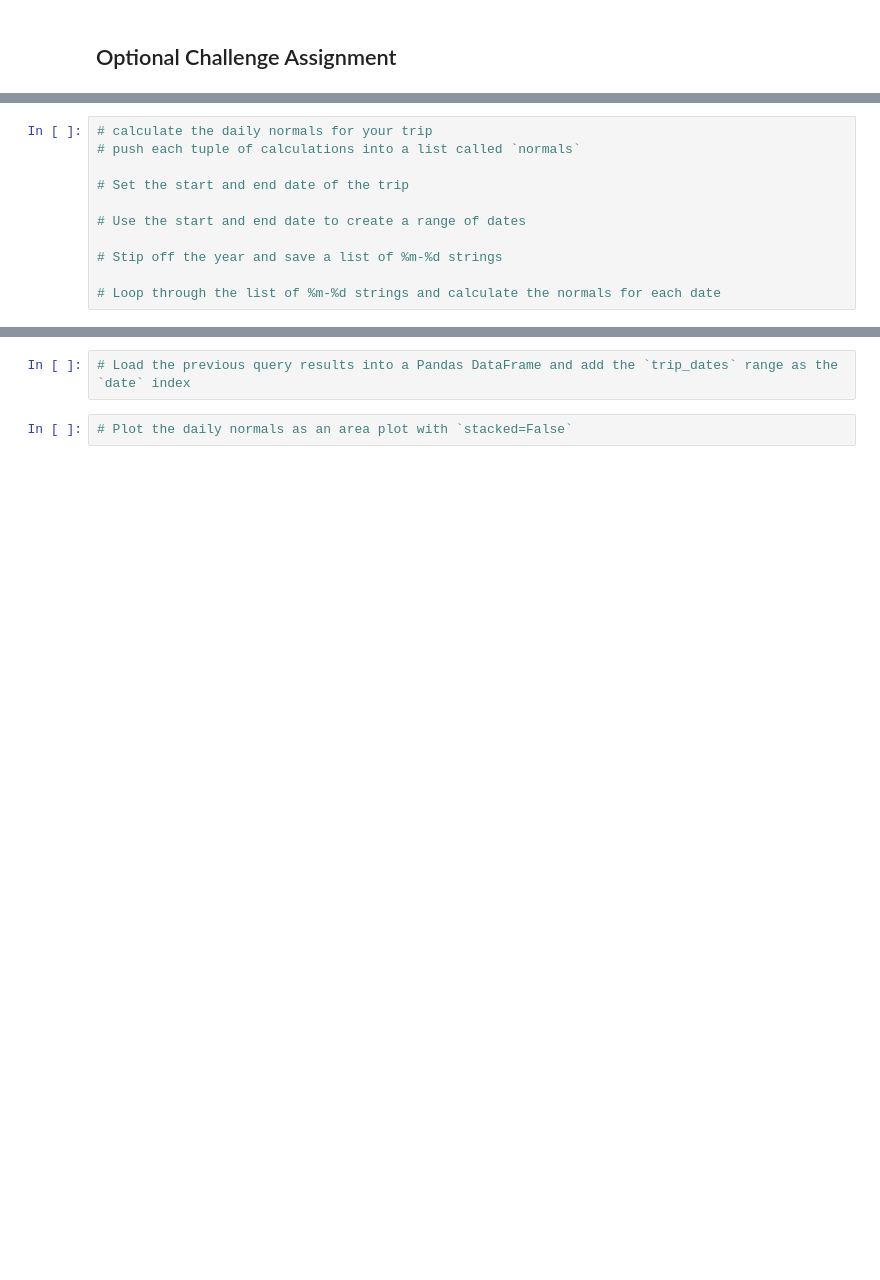
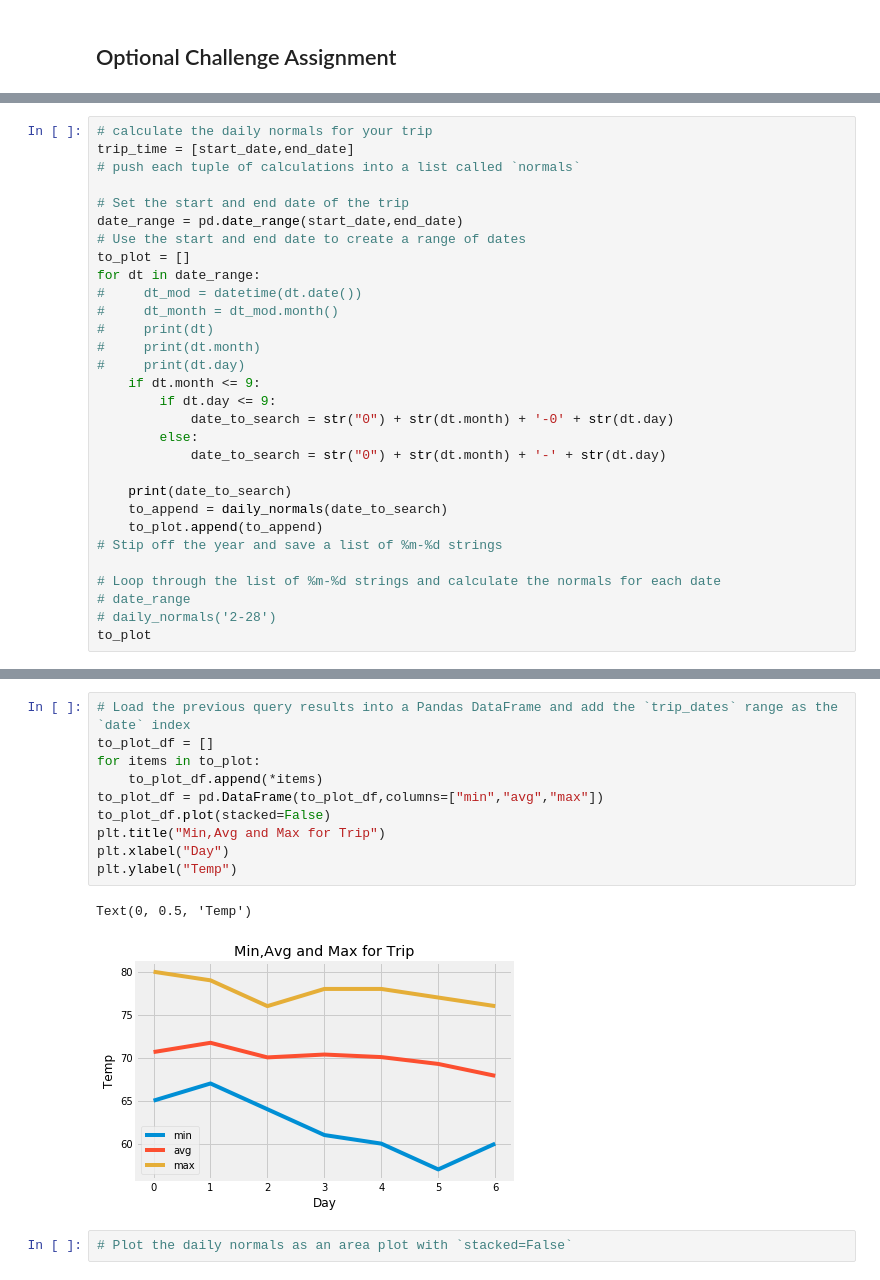
Before and after one commit to nsitapara/data-analytics, a Jupyter notebook: Homework/Homework 8/climate_starter.ipynb, the cells around one changed output, grey strips where cells are left out. Drawn from its saved outputs; the diff is of its cells as text; blank space fills up the shorter version.

```diff
--- a/Homework/Homework 8/climate_starter.ipynb
+++ b/Homework/Homework 8/climate_starter.ipynb
@@ -342,11 +344,30 @@ daily_normals("01-01")
 # %%
 # calculate the daily normals for your trip
+trip_time = [start_date,end_date]
 # push each tuple of calculations into a list called `normals`
 
 # Set the start and end date of the trip
+date_range = pd.date_range(start_date,end_date)
+# Use the start and end date to create a range of dates
+to_plot = []
+for dt in date_range:
+#     dt_mod = datetime(dt.date())
+#     dt_month = dt_mod.month()
+#     print(dt)
+#     print(dt.month)
+#     print(dt.day)
+    if dt.month <= 9:
+        if dt.day <= 9:
+            date_to_search = str("0") + str(dt.month) + '-0' + str(dt.day)
+        else:
+            date_to_search = str("0") + str(dt.month) + '-' + str(dt.day)
 
-# Use the start and end date to create a range of dates
-
+    print(date_to_search)
+    to_append = daily_normals(date_to_search)
+    to_plot.append(to_append)
 # Stip off the year and save a list of %m-%d strings
 
 # Loop through the list of %m-%d strings and calculate the normals for each date
+# date_range
+# daily_normals('2-28')
+to_plot
@@ -353,4 +389,15 @@ daily_normals("01-01")
 # %%
 # Load the previous query results into a Pandas DataFrame and add the `trip_dates` range as the `date` index
+to_plot_df = []
+for items in to_plot:
+    to_plot_df.append(*items)
+to_plot_df = pd.DataFrame(to_plot_df,columns=["min","avg","max"])
+to_plot_df.plot(stacked=False)
+plt.title("Min,Avg and Max for Trip")
+plt.xlabel("Day")
+plt.ylabel("Temp")
+# %% [output]
+Text(0, 0.5, 'Temp')
+[figure, added]
 # %%
 # Plot the daily normals as an area plot with `stacked=False`
```
Also changed, not shown: parts of 2 cells of this notebook, 35 other files.
